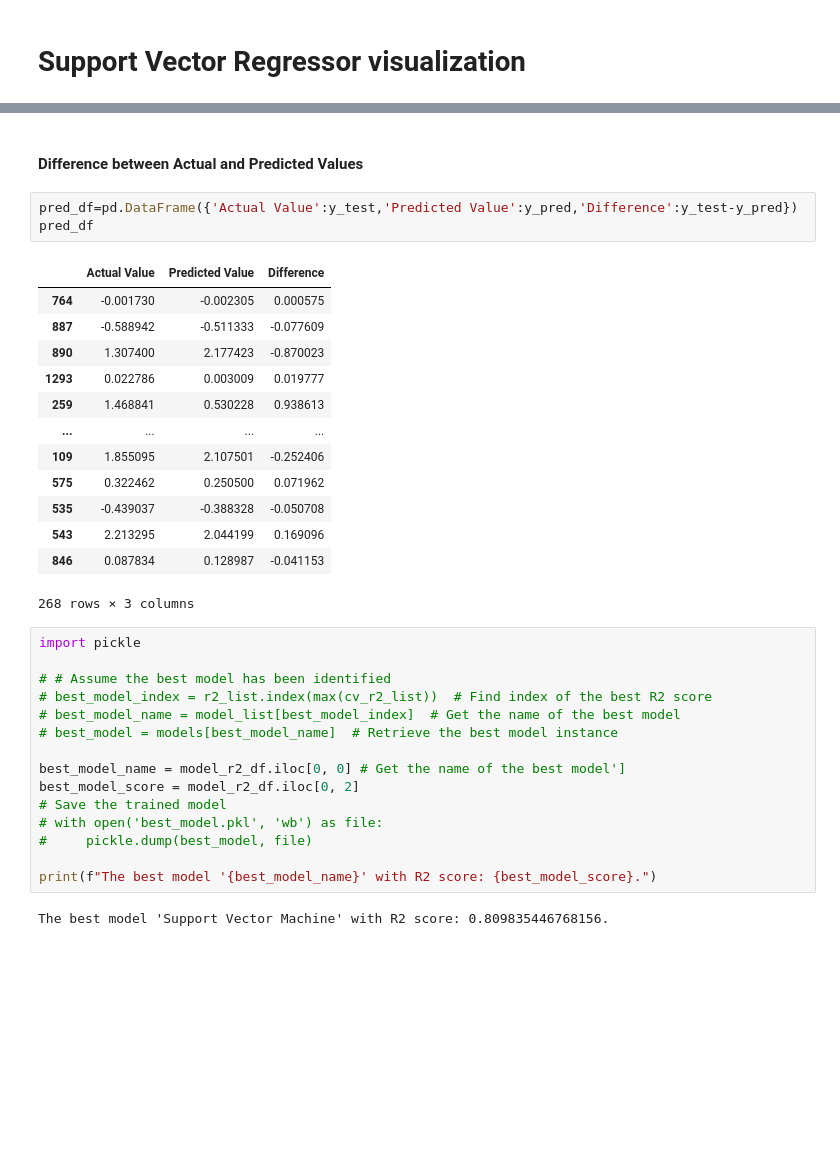
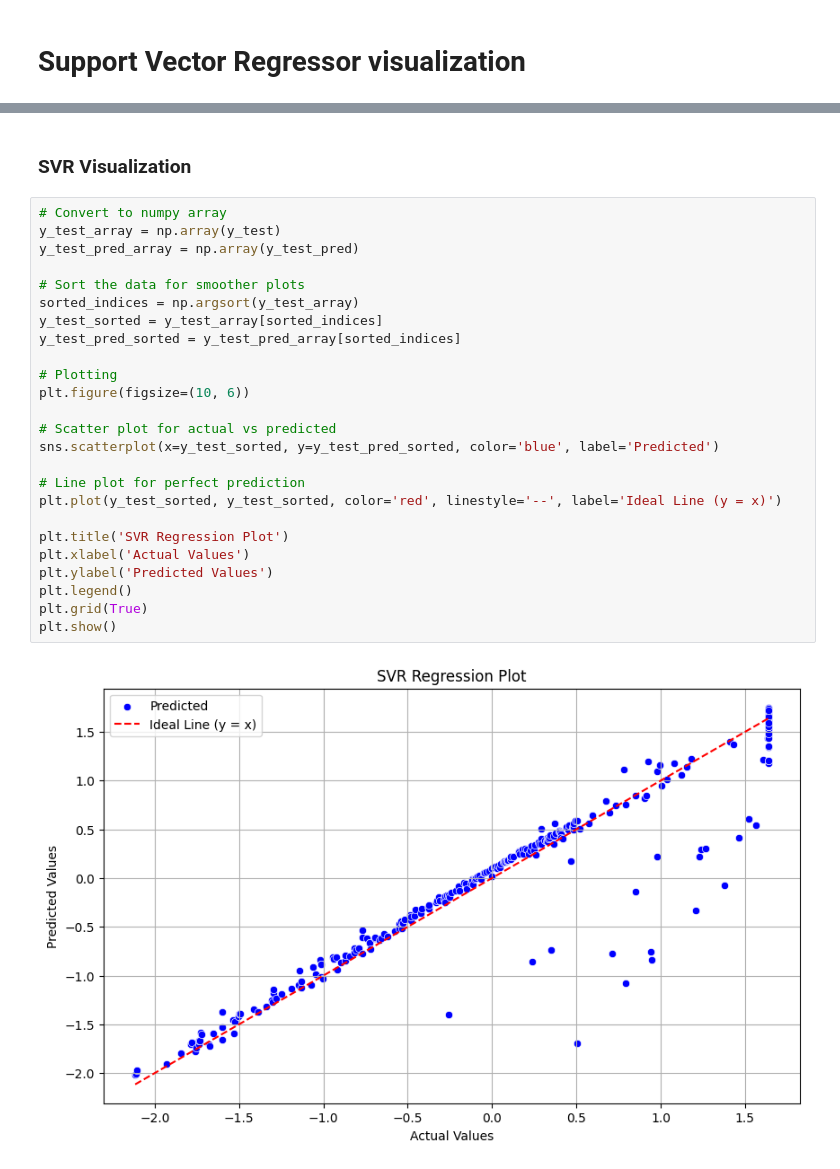
Before and after one commit to jadhavgaurav/Insurance-premium-prediction-using-Regression, a Jupyter notebook: 2. MODEL TRAINING.ipynb, the cells around one changed output, grey strips where cells are left out. Drawn from its saved outputs; the diff is of its cells as text; blank space fills up the shorter version.

```diff
--- a/2. MODEL TRAINING.ipynb
+++ b/2. MODEL TRAINING.ipynb
@@ -325,36 +399,29 @@ sns.regplot(x=y_test,y=y_pred,ci=None,color ='red');
-# %% [markdown]
-#### Difference between Actual and Predicted Values
-# %%
-pred_df=pd.DataFrame({'Actual Value':y_test,'Predicted Value':y_pred,'Difference':y_test-y_pred})
-pred_df
-# %% [output]
-|  | Actual Value | Predicted Value | Difference |
-| 764 | -0.001730 | -0.002305 | 0.000575 |
-| 887 | -0.588942 | -0.511333 | -0.077609 |
-| 890 | 1.307400 | 2.177423 | -0.870023 |
-| 1293 | 0.022786 | 0.003009 | 0.019777 |
-| 259 | 1.468841 | 0.530228 | 0.938613 |
-| ... | ... | ... | ... |
-| 109 | 1.855095 | 2.107501 | -0.252406 |
-| 575 | 0.322462 | 0.250500 | 0.071962 |
-| 535 | -0.439037 | -0.388328 | -0.050708 |
-| 543 | 2.213295 | 2.044199 | 0.169096 |
-| 846 | 0.087834 | 0.128987 | -0.041153 |
-268 rows × 3 columns
-# %%
-import pickle
-
-# # Assume the best model has been identified
-# best_model_index = r2_list.index(max(cv_r2_list))  # Find index of the best R2 score
-# best_model_name = model_list[best_model_index]  # Get the name of the best model
-# best_model = models[best_model_name]  # Retrieve the best model instance
-
-best_model_name = model_r2_df.iloc[0, 0] # Get the name of the best model']
-best_model_score = model_r2_df.iloc[0, 2]
-# Save the trained model
-# with open('best_model.pkl', 'wb') as file:
-#     pickle.dump(best_model, file)
-
-print(f"The best model '{best_model_name}' with R2 score: {best_model_score}.")
-# %% [output]
-The best model 'Support Vector Machine' with R2 score: 0.809835446768156.
+# %% [markdown]
+### SVR Visualization
+# %%
+# Convert to numpy array
+y_test_array = np.array(y_test)
+y_test_pred_array = np.array(y_test_pred)
+
+# Sort the data for smoother plots
+sorted_indices = np.argsort(y_test_array)
+y_test_sorted = y_test_array[sorted_indices]
+y_test_pred_sorted = y_test_pred_array[sorted_indices]
+
+# Plotting
+plt.figure(figsize=(10, 6))
+
+# Scatter plot for actual vs predicted
+sns.scatterplot(x=y_test_sorted, y=y_test_pred_sorted, color='blue', label='Predicted')
+
+# Line plot for perfect prediction
+plt.plot(y_test_sorted, y_test_sorted, color='red', linestyle='--', label='Ideal Line (y = x)')
+
+plt.title('SVR Regression Plot')
+plt.xlabel('Actual Values')
+plt.ylabel('Predicted Values')
+plt.legend()
+plt.grid(True)
+plt.show()
+# %% [output]
+[figure, added]
```
Also changed, not shown: parts of 37 cells of this notebook, 6 other files.
